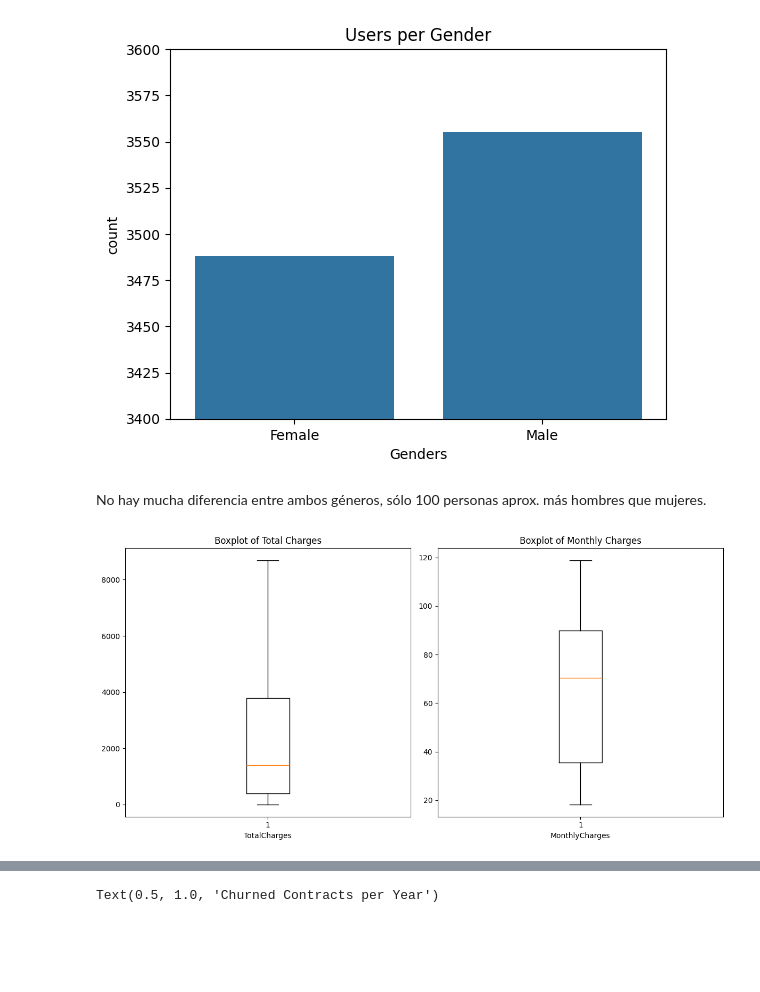
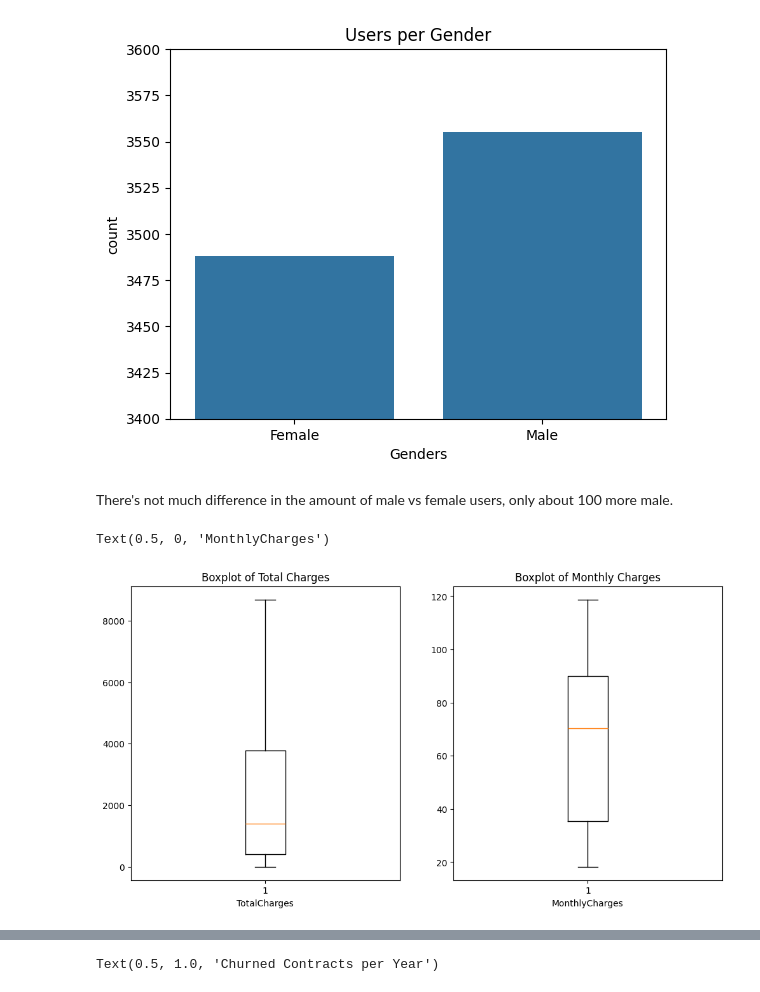
Before and after one commit to MrDonBromo/Telecom-Churn-Prediction, a Jupyter notebook: Final Project.ipynb, the cells around one changed output, grey strips where cells are left out. Saved outputs shown, nothing was run; the diff lists cells and outputs as text; code cells hidden in the pictures; blank space fills up the shorter version.

Commit message:
New comments on chart exploration.

```diff
--- a/Final Project.ipynb
+++ b/Final Project.ipynb
@@ -461,19 +467,20 @@ plt.title('Users per Gender')
 # %% [output]
 Text(0.5, 1.0, 'Users per Gender')
 [figure]
-# %% [markdown]
-No hay mucha diferencia entre ambos géneros, sólo 100 personas aprox. más hombres que mujeres.
+# %% [markdown]
+There's not much difference in the amount of male vs female users, only about 100 more male.
 # %%
+# We'll check on the distribution of charges to identify patterns.
+
 fig, axs = plt.subplots(1,2, figsize=(12,6))
 
 axs[0].boxplot(contract_data['TotalCharges'])
 axs[0].set_title('Boxplot of Total Charges')
 axs[0].set_xlabel('TotalCharges')
 
 axs[1].boxplot(contract_data['MonthlyCharges'])
 axs[1].set_title('Boxplot of Monthly Charges')
 axs[1].set_xlabel('MonthlyCharges')
-
-plt.tight_layout()
 # %% [output]
+Text(0.5, 0, 'MonthlyCharges')
-[figure, old version]
+[figure, new version]
```
Also changed, not shown: parts of 12 cells of this notebook.
